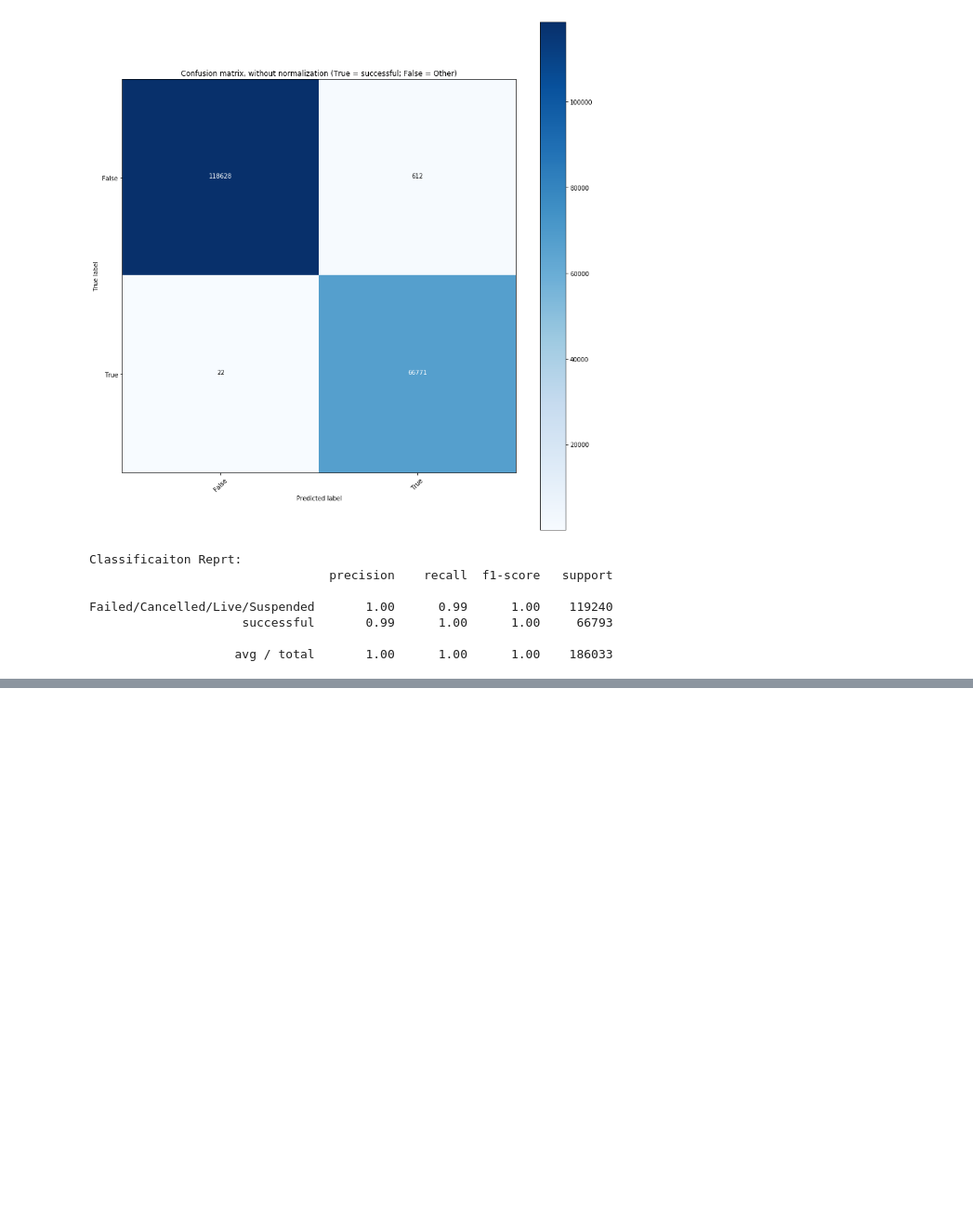
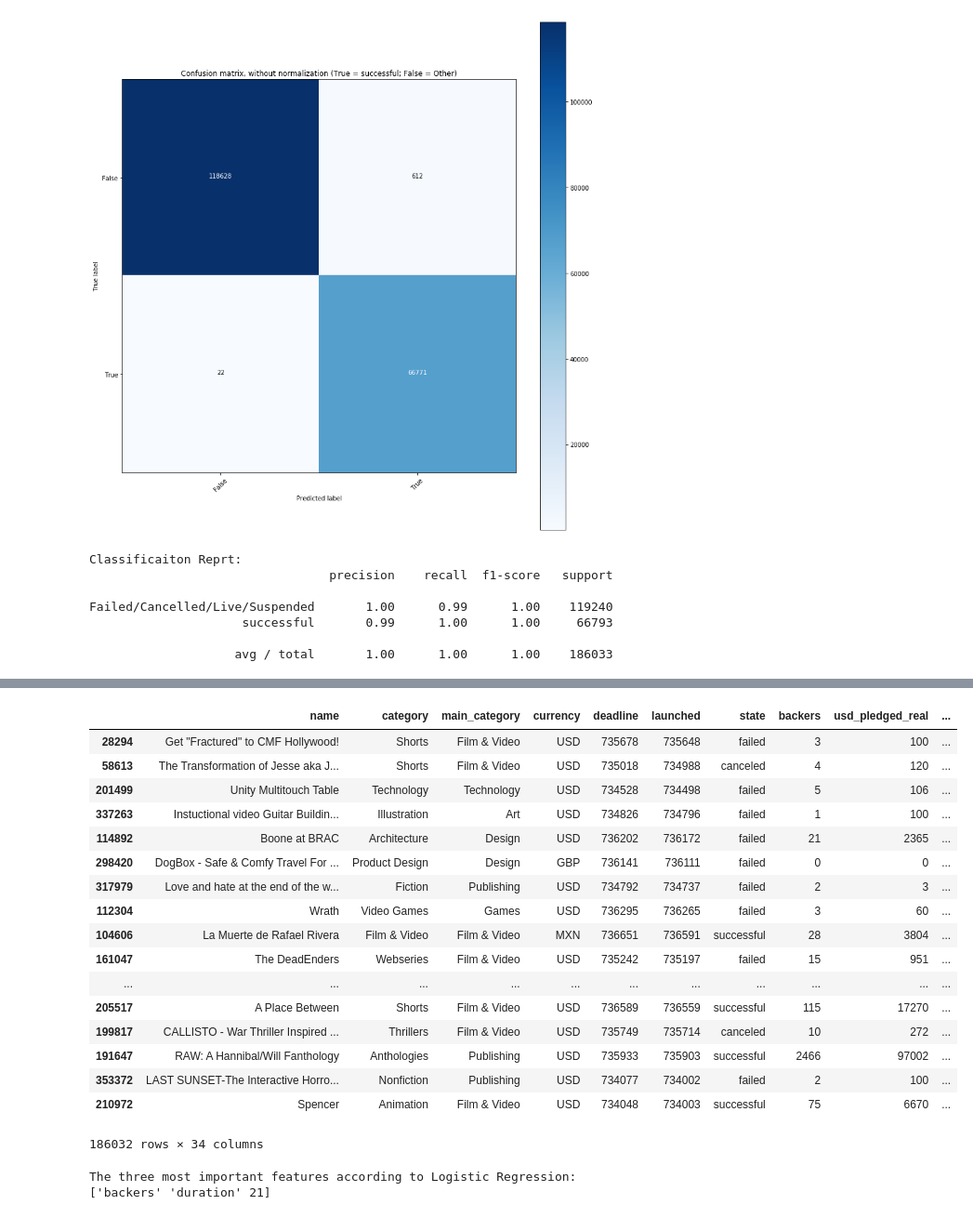
Before and after one commit to stfox13/CSC478FinalProject, a Jupyter notebook: JupyterNotebooks/EDA-RCT-2.ipynb, the cells around one changed output, grey strips where cells are left out. Shown: that part at 93% size. Saved outputs shown, nothing was run; the diff lists cells and outputs as text; code cells hidden in the pictures; blank space fills up the shorter version.

```diff
--- a/JupyterNotebooks/EDA-RCT-2.ipynb
+++ b/JupyterNotebooks/EDA-RCT-2.ipynb
@@ -861,0 +844,22 @@ Failed/Cancelled/Live/Suspended       1.00      0.99      1.00    119240
+# %%
+fi_vals_ohe = pd.merge(fi_vals.drop(['country','country_cd'], axis=1), countryDF_fi, left_index=True, right_index=True)
+fi_vals_ohe
+# %% [output]
+|  | name | category | main_category | currency | deadline | launched | state | backers | usd_pledged_real | ... |
+| 28294 | Get "Fractured" to CMF Hollywood! | Shorts | Film & Video | USD | 735678 | 735648 | failed | 3 | 100 | ... |
+| 58613 | The Transformation of Jesse aka J... | Shorts | Film & Video | USD | 735018 | 734988 | canceled | 4 | 120 | ... |
+| 201499 | Unity Multitouch Table | Technology | Technology | USD | 734528 | 734498 | failed | 5 | 106 | ... |
+| 337263 | Instuctional video Guitar Buildin... | Illustration | Art | USD | 734826 | 734796 | failed | 1 | 100 | ... |
+| 114892 | Boone at BRAC | Architecture | Design | USD | 736202 | 736172 | failed | 21 | 2365 | ... |
+| 298420 | DogBox - Safe & Comfy Travel For ... | Product Design | Design | GBP | 736141 | 736111 | failed | 0 | 0 | ... |
+| 317979 | Love and hate at the end of the w... | Fiction | Publishing | USD | 734792 | 734737 | failed | 2 | 3 | ... |
+| 112304 | Wrath | Video Games | Games | USD | 736295 | 736265 | failed | 3 | 60 | ... |
+| 104606 | La Muerte de Rafael Rivera | Film & Video | Film & Video | MXN | 736651 | 736591 | successful | 28 | 3804 | ... |
+| 161047 | The DeadEnders | Webseries | Film & Video | USD | 735242 | 735197 | failed | 15 | 951 | ... |
+| ... | ... | ... | ... | ... | ... | ... | ... | ... | ... | ... |
+| 205517 | A Place Between | Shorts | Film & Video | USD | 736589 | 736559 | successful | 115 | 17270 | ... |
+| 199817 | CALLISTO - War Thriller Inspired ... | Thrillers | Film & Video | USD | 735749 | 735714 | canceled | 10 | 272 | ... |
+| 191647 | RAW: A Hannibal/Will Fanthology | Anthologies | Publishing | USD | 735933 | 735903 | successful | 2466 | 97002 | ... |
+| 353372 | LAST SUNSET-The Interactive Horro... | Nonfiction | Publishing | USD | 734077 | 734002 | failed | 2 | 100 | ... |
+| 210972 | Spencer | Animation | Film & Video | USD | 734048 | 734003 | successful | 75 | 6670 | ... |
+186032 rows × 34 columns
@@ -861,0 +872,7 @@ Failed/Cancelled/Live/Suspended       1.00      0.99      1.00    119240
+# %%
+#We'll look at recursive feature elimination   (RFE) with logistic regression and select three features:
+LogReg_RFE = RFE(LogisticRegression(), 3).fit(ohe_features, ohe_target)
+print('The three most important features according to Logistic Regression:\n'),(np.array(ohe_features.columns)[LogReg_RFE.support_])
+# %% [output]
+The three most important features according to Logistic Regression:
+['backers' 'duration' 21]
```
Also changed, not shown: parts of 26 cells of this notebook.
